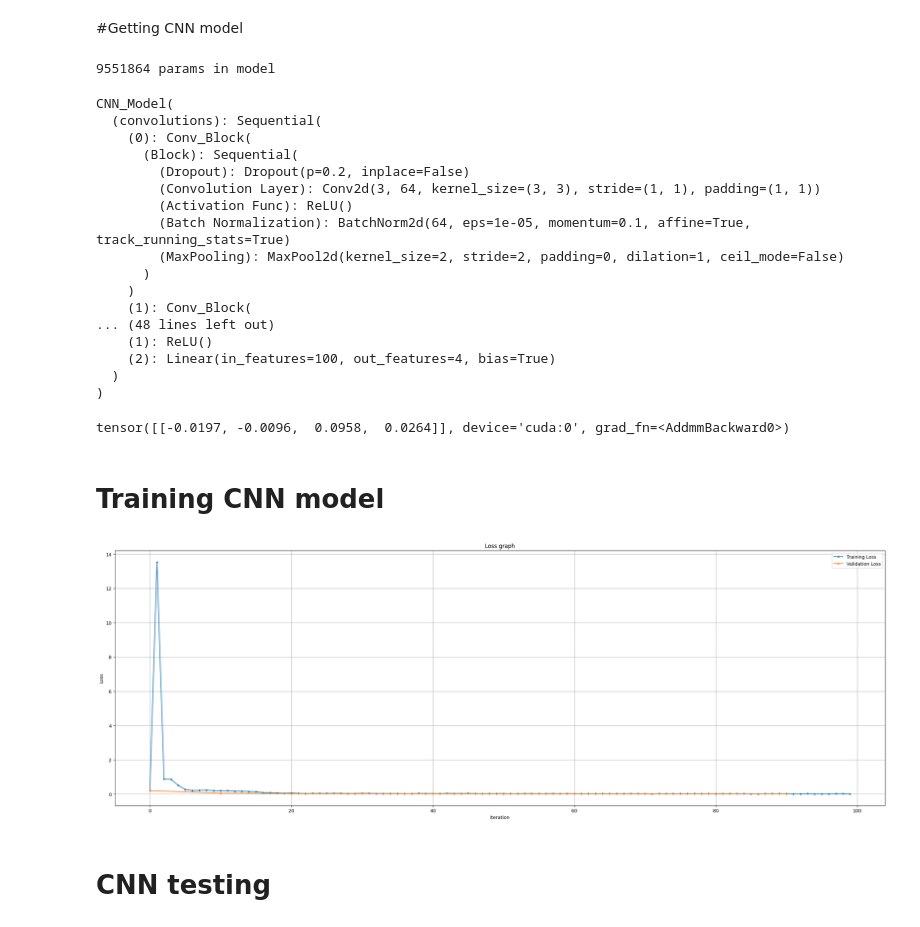
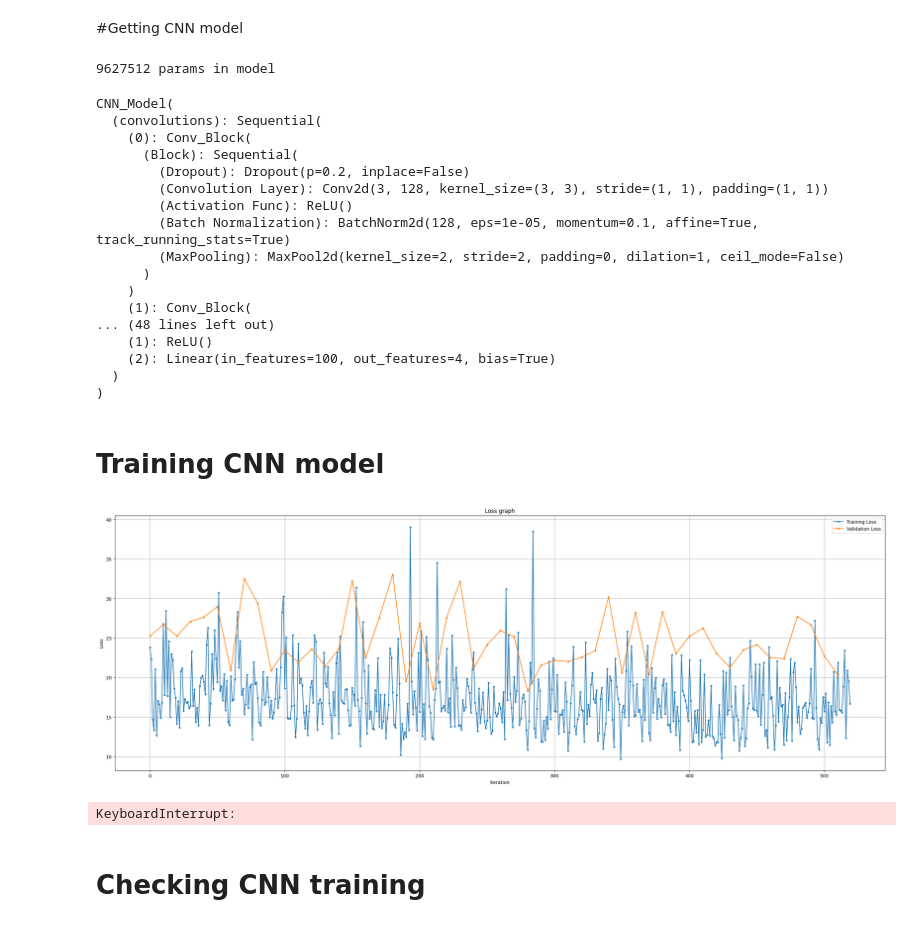
Before and after one commit to sodeeplearning/Net-Nomera, a Jupyter notebook: YOLO_with_CNN.ipynb, the cells around one changed output. Cells and saved outputs as stored; diff of their text form; code cells hidden in the pictures.

Commit message:
Model updating

```diff
--- a/YOLO_with_CNN.ipynb
+++ b/YOLO_with_CNN.ipynb
@@ -259,10 +263,10 @@ class CNN_Model (torch.nn.Module):
     self.convolutions = torch.nn.Sequential(*[
         ST.Conv_Block(
             input_channels = 3,
-            output_channels = 64,
+            output_channels = 128,
         ),
         ST.Conv_Block(
-            input_channels = 64,
+            input_channels = 128,
             output_channels = 128,
         ),
         ST.Conv_Block(
@@ -299,15 +303,15 @@ cnn_model = CNN_Model().to(device)
 print(f"{sum(p.numel() for p in cnn_model.parameters() if p.requires_grad)} params in model")
 cnn_model
 # %% [output]
-9551864 params in model
+9627512 params in model
 CNN_Model(
   (convolutions): Sequential(
     (0): Conv_Block(
       (Block): Sequential(
         (Dropout): Dropout(p=0.2, inplace=False)
-        (Convolution Layer): Conv2d(3, 64, kernel_size=(3, 3), stride=(1, 1), padding=(1, 1))
+        (Convolution Layer): Conv2d(3, 128, kernel_size=(3, 3), stride=(1, 1), padding=(1, 1))
         (Activation Func): ReLU()
-        (Batch Normalization): BatchNorm2d(64, eps=1e-05, momentum=0.1, affine=True, track_running_stats=True)
+        (Batch Normalization): BatchNorm2d(128, eps=1e-05, momentum=0.1, affine=True, track_running_stats=True)
         (MaxPooling): MaxPool2d(kernel_size=2, stride=2, padding=0, dilation=1, ceil_mode=False)
       )
     )
@@ -317,26 +321,29 @@ CNN_Model(
     (2): Linear(in_features=100, out_features=4, bias=True)
   )
 )
-# %%
-cnn_model(torch.zeros(1, 3, 512, 512).to(device))
-# %% [output]
-tensor([[-0.0197, -0.0096,  0.0958,  0.0264]], device='cuda:0', grad_fn=<AddmmBackward0>)
 # %% [markdown]
 # Training CNN model
+# %%
+def dist_loss(bboxes_pred, bboxes_true):
+  return torchvision.ops.distance_box_iou_loss(bboxes_pred, bboxes_true, reduction = 'mean')
+# %%
+def iou (bboxes_pred, bboxes_true):
+  return torchvision.ops.complete_box_iou_loss(train_pred, train_true, reduction = 'mean').log() * -1
 # %%
-num_of_epochs = 500
-train_batch_size = 20
-learning_rate = 1e-4
+num_of_epochs = 2000
+train_batch_size = 15
+learning_rate = 1e-5
 scheduler_gamma = 0.5
-scheduler_freq = 300
+scheduler_freq = 400
+change_loss = 200
 
 show_every = 10
 val_every = 10
-val_batch_size = 20
-best_val = 0.02
+val_batch_size = 15
+best_val = 0.1
 
-cnn_loss = torch.nn.MSELoss()
-optimizer = torch.optim.Adam(cnn_model.parameters(), lr = learning_rate)
+cnn_loss = torch.nn.L1Loss()
+optimizer = torch.optim.AdamW(cnn_model.parameters(), lr = learning_rate)
 scheduler = torch.optim.lr_scheduler.ExponentialLR(optimizer, gamma = scheduler_gamma)
 # %%
 losses = {"train" : [], "val" : []}
@@ -347,38 +354,44 @@ for epoch in range(1, num_of_epochs + 1):
   train_batch = torch.randint(high = train_images.shape[0], size = [train_batch_size])
 
   train_pred = cnn_model(train_images[train_batch].to(device))
-  train_loss = cnn_loss(train_pred, train_bboxes[train_batch // 5].to(device))
+  train_true = train_bboxes[train_batch // multy_factor].to(device)
+
+  train_loss = cnn_loss(train_pred, train_true) + dist_loss(train_pred, train_true) + iou(train_pred, train_true)
 
   train_loss.backward()
   optimizer.step()
 
   losses["train"].append(train_loss.item())
 
   if epoch % val_every == 0:
     with torch.no_grad():
       val_batch = torch.randint(high = val_images.shape[0], size = [val_batch_size])
       val_pred = cnn_model(val_images[val_batch].to(device))
-      val_loss = cnn_loss(val_pred, val_bboxes[val_batch // 5].to(device))
+      val_true = val_bboxes[val_batch // multy_factor].to(device)
+
+      val_loss = cnn_loss(val_pred, val_true) + dist_loss(train_pred, train_true) + iou(val_pred, val_true)
+
       losses["val"].append(val_loss.item())
       print(val_loss.item())
       if (val_loss.item() < best_val):
-        torch.save(cnn_model.state_dict(), "best_weights.pt")
+        torch.save(cnn_model.state_dict(), "drive/MyDrive/cnn_best_weights.pt")
         best_val = val_loss.item()
         print("The weights have been updated")
 
   if epoch % scheduler_freq == 0:
     scheduler.step()
 
   if epoch % show_every == 0:
       clear_output(True)
       fig, ax = plt.subplots(figsize=(30, 10))
       plt.title("Loss graph")
       plt.plot(losses["train"], ".-", label="Training Loss")
       plt.plot(torch.arange(0, epoch, show_every), losses["val"], ".-", label="Validation Loss")
       plt.xlabel("Iteration")
       plt.ylabel("Loss")
       plt.legend()
       plt.grid()
       plt.show()
 # %% [output]
-[figure, old version]
+[figure, new version]
+KeyboardInterrupt:
@@ -385,2 +400,2 @@ for epoch in range(1, num_of_epochs + 1):
 # %% [markdown]
-# CNN testing
+# Checking CNN training
```
Also changed, not shown: parts of 26 cells of this notebook, 4 other files.
